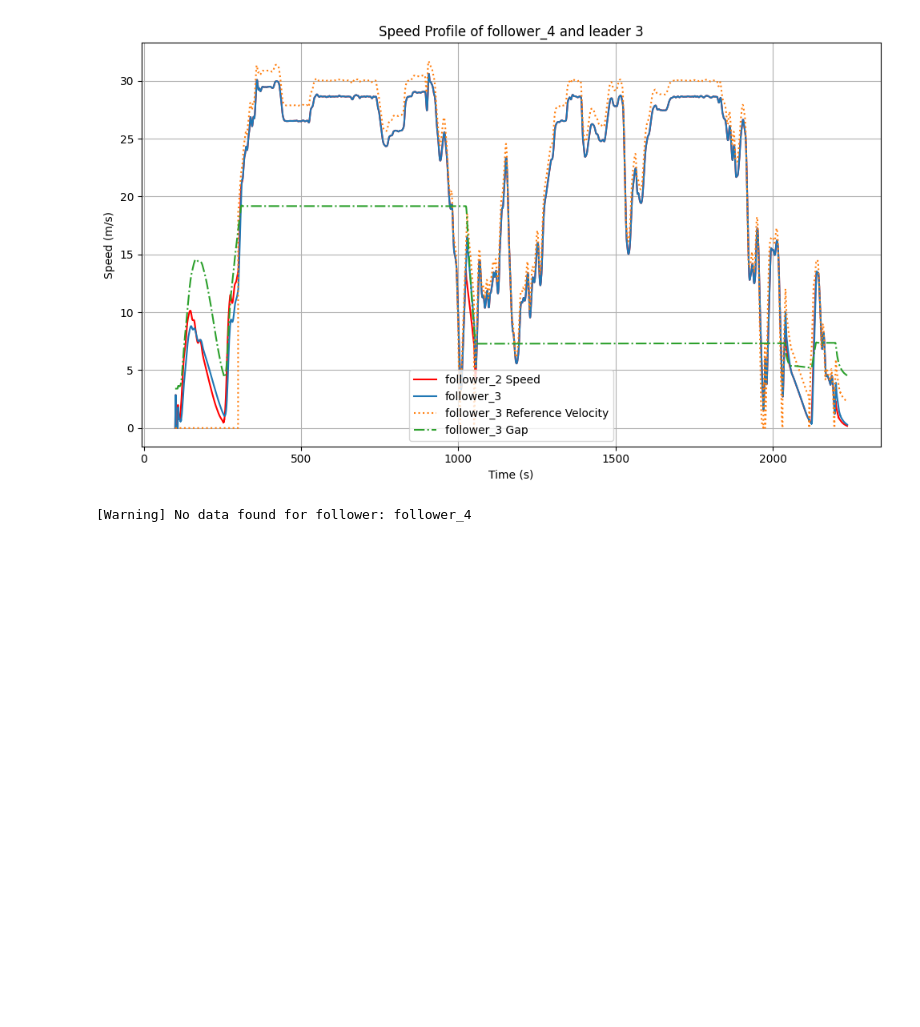
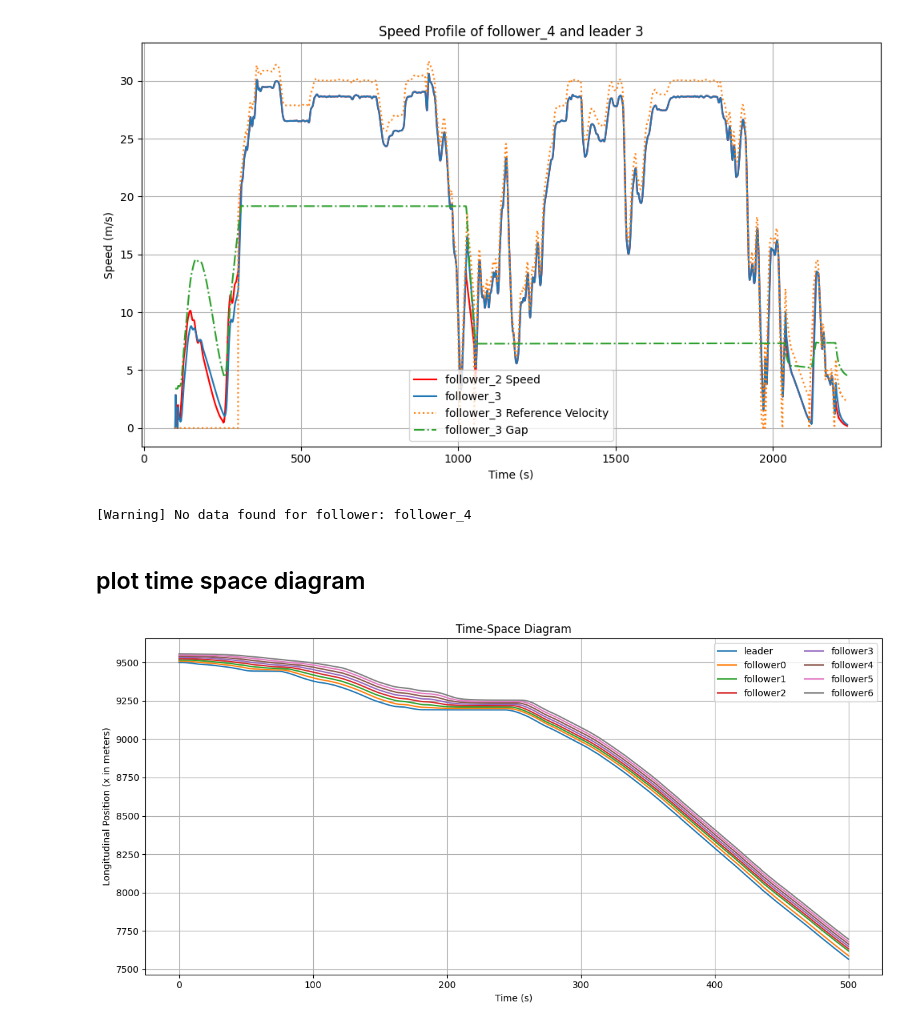
Before and after one commit to shihabict/carla_simulation, a Jupyter notebook: research/analysis_recorded_data.ipynb, the cells around one changed output. Drawn from its saved outputs; the diff is of its cells as text; code cells hidden in the pictures; blank space fills up the shorter version.

Commit message:
Added time space diagram

```diff
--- a/research/analysis_recorded_data.ipynb
+++ b/research/analysis_recorded_data.ipynb
@@ -270,3 +261,37 @@ plot_follower_speed_profile(data, num_follower=8, follower='follower', start_tim
 [figure]
 [figure]
 [Warning] No data found for follower: follower_4
+# %% [markdown]
+## plot time space diagram
+# %%
+import pandas as pd
+import matplotlib.pyplot as plt
+
+def plot_time_space_diagram(csv_path, start_time=None, end_time=None):
+    # Load data
+    df = pd.read_csv(csv_path)
+
+    # Optional time filtering
+    if start_time is not None:
+        df = df[df['time'] >= start_time]
+    if end_time is not None:
+        df = df[df['time'] <= end_time]
+
+    # Plot
+    plt.figure(figsize=(12, 6))
+    for vehicle_name in df['name'].unique():
+        vehicle_df = df[df['name'] == vehicle_name]
+        plt.plot(vehicle_df['time'], vehicle_df['x'], label=vehicle_name)
+
+    plt.xlabel("Time (s)")
+    plt.ylabel("Longitudinal Position (x in meters)")
+    plt.title("Time-Space Diagram")
+    plt.legend(loc='upper right', ncol=2)
+    plt.grid(True)
+    plt.tight_layout()
+    plt.show()
+# %%
+data_path = 'Reports/sim_data_FS_IDM_avg_ref_nV_6_ref25_f0.02.csv'
+plot_time_space_diagram(data_path, start_time=0, end_time=1000)
+# %% [output]
+[figure, added]
```
Also changed, not shown: parts of 1 cell of this notebook, 3 other files.
